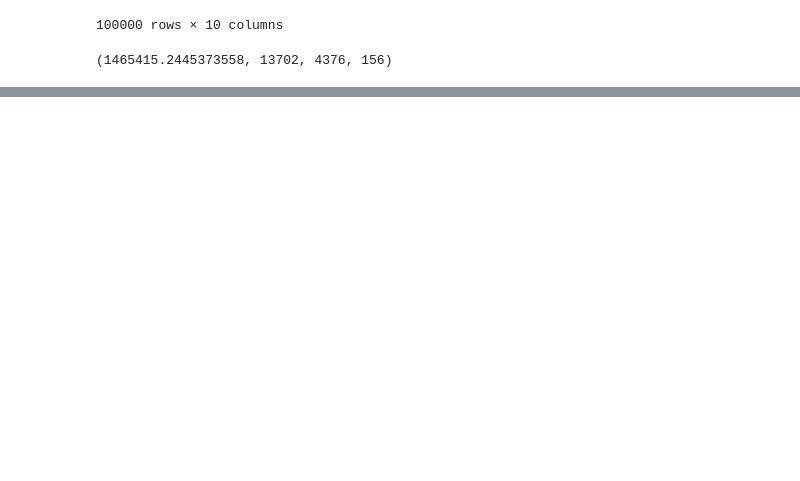
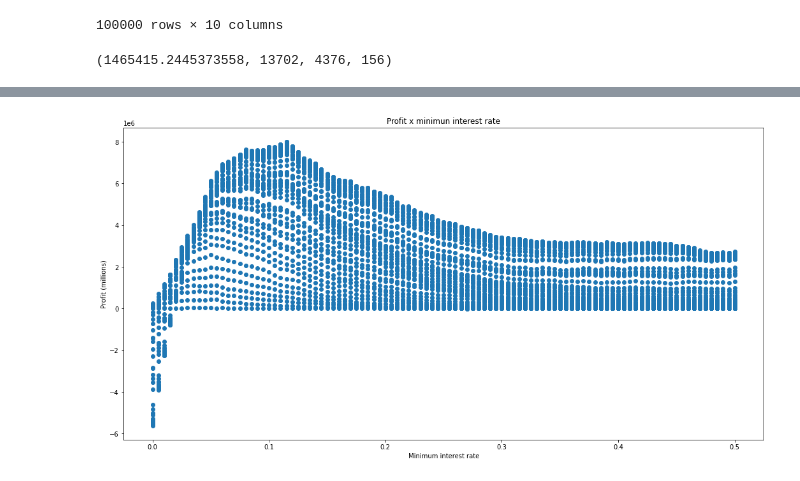
Before and after one commit to jpkcunha/AdvancedFinance_ML, a Jupyter notebook: model_stage2.ipynb, the cells around one changed output, grey strips where cells are left out. Cells and saved outputs as stored; diff of their text form; code cells hidden in the pictures; blank space fills up the shorter version.

```diff
--- a/model_stage2.ipynb
+++ b/model_stage2.ipynb
@@ -665,0 +331,9 @@ df.drop('probability', axis = 1).to_csv('pyce_loans.csv')
+# %%
+plt.figure(figsize=(18,9))
+plt.scatter(df_profit['floor'], df_profit['profit'])
+plt.title('Profit x minimun interest rate')
+plt.ylabel('Profit (millions)')
+plt.xlabel('Minimum interest rate')
+plt.show()
+# %% [output]
+[figure, added]
```
Also changed, not shown: parts of 52 cells of this notebook, 1 other file.
